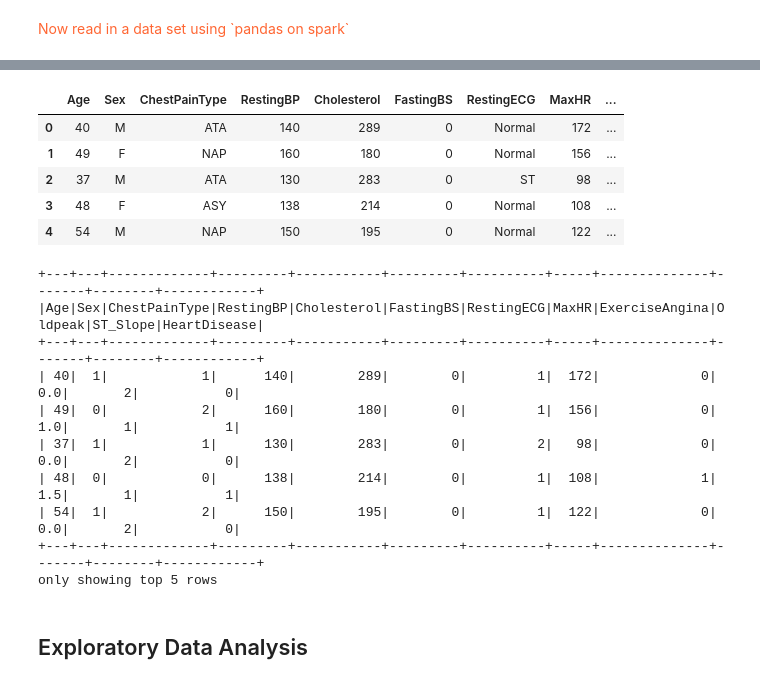
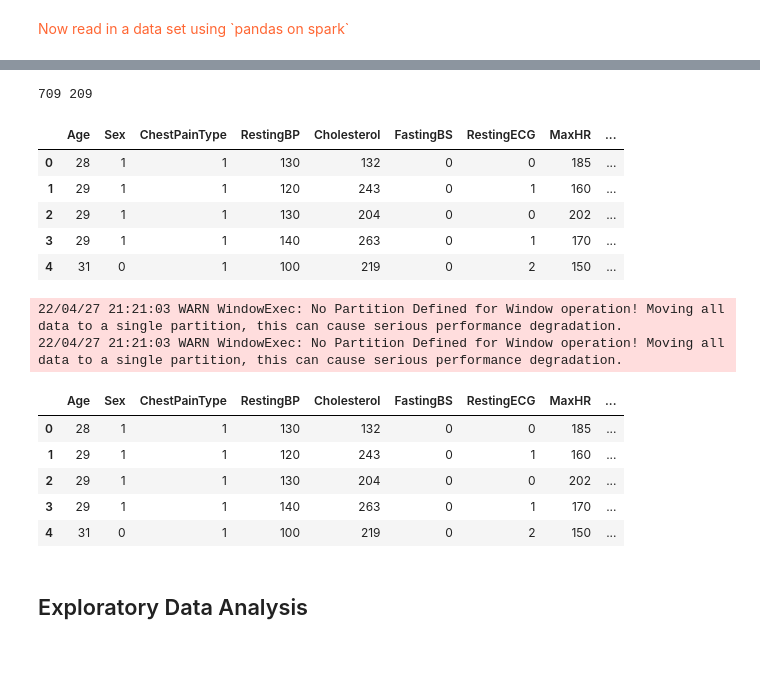
Before and after one commit to akoncsugit/HeartFailure, a Jupyter notebook: FinalProject.ipynb, the cells around one changed output, grey strips where cells are left out. Cells and saved outputs as stored; diff of their text form; code cells hidden in the pictures; blank space fills up the shorter version.

```diff
--- a/FinalProject.ipynb
+++ b/FinalProject.ipynb
@@ -94,27 +103,30 @@ dtypes: category(6), float64(1), int32(5)
+# %%
+sql_train, sql_test = sql_heart.randomSplit([0.75, 0.25], seed = 1)
+print(sql_train.count(), sql_test.count())
+# %% [output]
+709 209
 # %%
-pd_heart = psdf_heart.to_pandas()
-pd_heart.head()
+pd_train = sql_train.toPandas()
+pd_train.head()
 # %% [output]
 |  | Age | Sex | ChestPainType | RestingBP | Cholesterol | FastingBS | RestingECG | MaxHR | ... |
-| 0 | 40 | M | ATA | 140 | 289 | 0 | Normal | 172 | ... |
-| 1 | 49 | F | NAP | 160 | 180 | 0 | Normal | 156 | ... |
-| 2 | 37 | M | ATA | 130 | 283 | 0 | ST | 98 | ... |
-| 3 | 48 | F | ASY | 138 | 214 | 0 | Normal | 108 | ... |
-| 4 | 54 | M | NAP | 150 | 195 | 0 | Normal | 122 | ... |
+| 0 | 28 | 1 | 1 | 130 | 132 | 0 | 0 | 185 | ... |
+| 1 | 29 | 1 | 1 | 120 | 243 | 0 | 1 | 160 | ... |
+| 2 | 29 | 1 | 1 | 130 | 204 | 0 | 0 | 202 | ... |
+| 3 | 29 | 1 | 1 | 140 | 263 | 0 | 1 | 170 | ... |
+| 4 | 31 | 0 | 1 | 100 | 219 | 0 | 2 | 150 | ... |
 # %%
-sql_heart = psdf_heart.to_spark()
-sql_heart.show(5)
+psdf_train = sql_train.to_pandas_on_spark()
+psdf_train.head()
 # %% [output]
-+---+---+-------------+---------+-----------+---------+----------+-----+--------------+-------+--------+------------+
-|Age|Sex|ChestPainType|RestingBP|Cholesterol|FastingBS|RestingECG|MaxHR|ExerciseAngina|Oldpeak|ST_Slope|HeartDisease|
-+---+---+-------------+---------+-----------+---------+----------+-----+--------------+-------+--------+------------+
-| 40|  1|            1|      140|        289|        0|         1|  172|             0|    0.0|       2|           0|
-| 49|  0|            2|      160|        180|        0|         1|  156|             0|    1.0|       1|           1|
-| 37|  1|            1|      130|        283|        0|         2|   98|             0|    0.0|       2|           0|
-| 48|  0|            0|      138|        214|        0|         1|  108|             1|    1.5|       1|           1|
-| 54|  1|            2|      150|        195|        0|         1|  122|             0|    0.0|       2|           0|
-+---+---+-------------+---------+-----------+---------+----------+-----+--------------+-------+--------+------------+
-only showing top 5 rows
+22/04/27 21:21:03 WARN WindowExec: No Partition Defined for Window operation! Moving all data to a single partition, this can cause serious performance degradation.
+22/04/27 21:21:03 WARN WindowExec: No Partition Defined for Window operation! Moving all data to a single partition, this can cause serious performance degradation.
+|  | Age | Sex | ChestPainType | RestingBP | Cholesterol | FastingBS | RestingECG | MaxHR | ... |
+| 0 | 28 | 1 | 1 | 130 | 132 | 0 | 0 | 185 | ... |
+| 1 | 29 | 1 | 1 | 120 | 243 | 0 | 1 | 160 | ... |
+| 2 | 29 | 1 | 1 | 130 | 204 | 0 | 0 | 202 | ... |
+| 3 | 29 | 1 | 1 | 140 | 263 | 0 | 1 | 170 | ... |
+| 4 | 31 | 0 | 1 | 100 | 219 | 0 | 2 | 150 | ... |
 # %% [markdown]
 ## Exploratory Data Analysis
 # %% [markdown]
```
Also changed, not shown: parts of 13 cells of this notebook.
